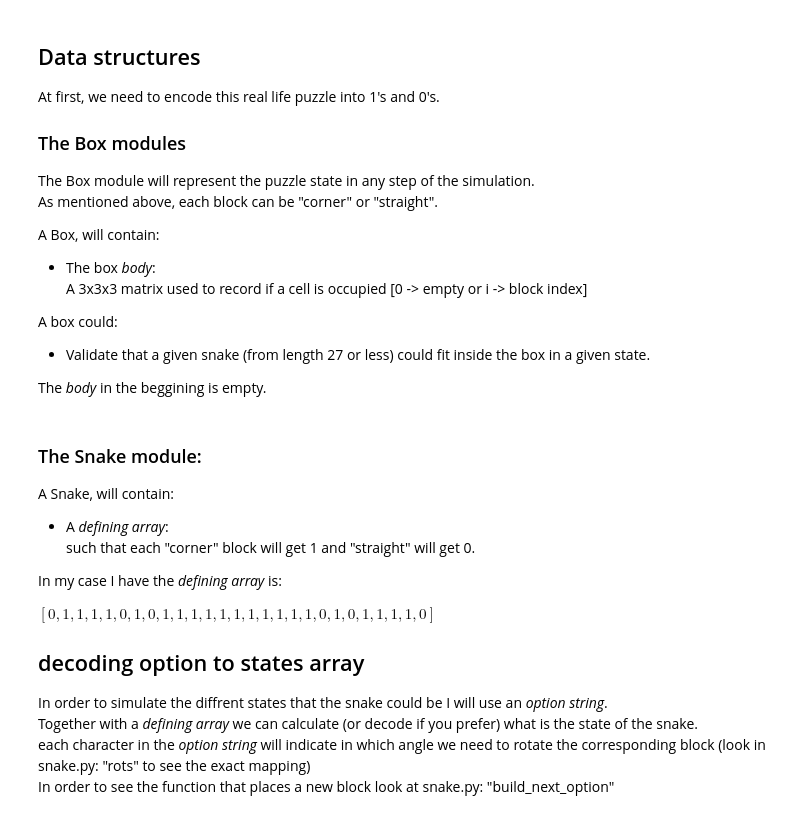
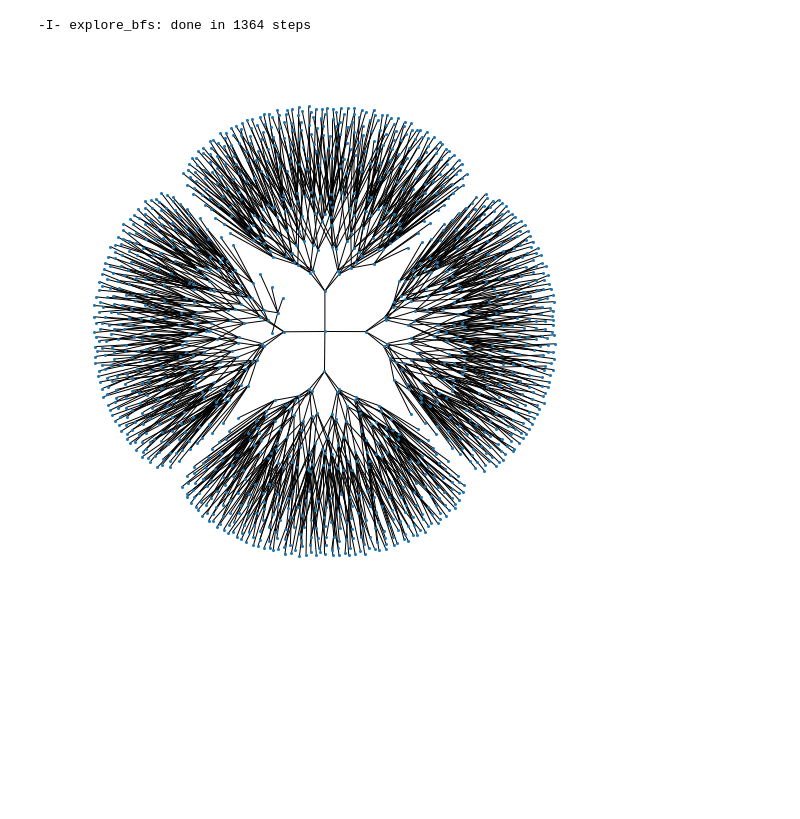
Before and after one commit to TDoGoodT/box-sim, a Jupyter notebook: Snake2Box.ipynb, the cells around one changed output. Saved outputs shown, nothing was run; the diff lists cells and outputs as text; code cells hidden in the pictures; blank space fills up the shorter version.

```diff
--- a/Snake2Box.ipynb
+++ b/Snake2Box.ipynb
@@ -60,8 +54,2 @@ In order to optimize our solution, on each depth step we will check if the addit
 
 Lets visualize the states tree.
-# %%
-plt.rcParams['figure.figsize'] = [15, 10]
-
-G = get_full_states_tree(5)#as 27 is to much to visualize
-
-G.visualize()
@@ -70,21 +55,0 @@ G.visualize()
-# %% [markdown]
-
-
-## Data structures
-
-At first, we need to encode this real life puzzle into 1's and 0's.
-
-
-### The Box modules
-
-The Box module will represent the puzzle state in any step of the simulation.\
-As mentioned above, each block can be "corner" or "straight".
-
-A Box, will contain:
-- The box *body*:\
-    A 3x3x3 matrix used to record if a cell is occupied [0 -> empty or i -> block index]
-
-A box could:
-- Validate that a given snake (from length 27 or less) could fit inside the box in a given state.
-
-The *body* in the beggining is empty.
@@ -93,18 +56,9 @@ from box import Box
-# %% [markdown]
-
-### The Snake module:
-
-A Snake, will contain:
-- A *defining array*:\
-    such that each "corner" block will get 1 and "straight" will get 0.
-
-In my case I have the *defining array* is:
-
-$\left[0, 1, 1, 1, 1, 0, 1, 0, 1, 1, 1, 1, 1, 1, 1, 1, 1, 1, 1, 0, 1, 0, 1, 1, 1, 1, 0\right]$
-
-## decoding option to states array
-
-In order to simulate the diffrent states that the snake could be I will use an *option string*.\
-Together with a *defining array* we can calculate (or decode if you prefer) what is the state of the snake.\
-each character in the *option string* will indicate in which angle we need to rotate the corresponding block (look in snake.py: "rots" to see the exact mapping)\
-In order to see the function that places a new block look at snake.py: "build_next_option"
+# %%
+%matplotlib inline
+from puzzle import Puzzle
+puz = Puzzle(def_arr)
+puz.explore_bfs(5, validate=False)
+puz.tree.plot_graph()
+# %% [output]
+-I- explore_bfs: done in 1364 steps
+[figure, added]
```
Also changed, not shown: parts of 12 cells of this notebook, 10 other files.
